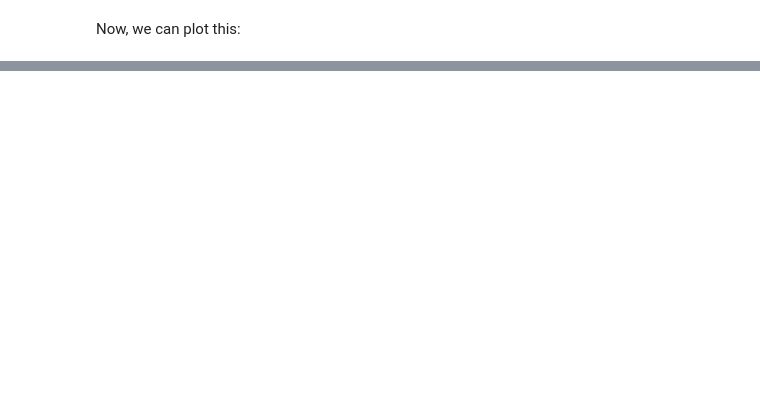
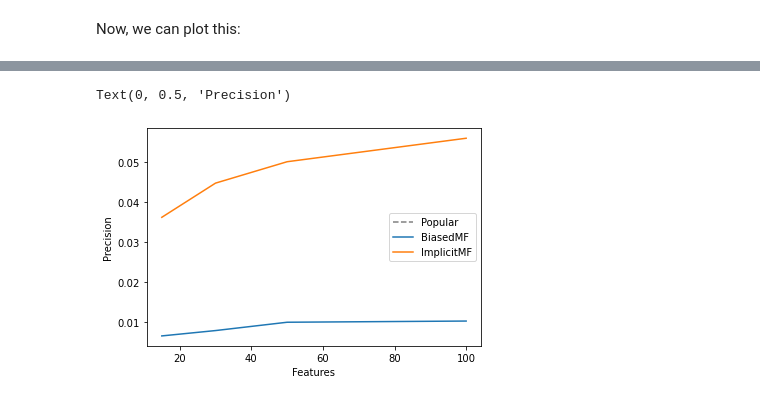
Before and after one commit to jacobmunson/lenskit_confidence, a Jupyter notebook: examples/MultiEval-MFEval.ipynb, the cells around one changed output, grey strips where cells are left out. Drawn from its saved outputs; the diff is of its cells as text; code cells hidden in the pictures; blank space fills up the shorter version.

```diff
--- a/examples/MultiEval-MFEval.ipynb
+++ b/examples/MultiEval-MFEval.ipynb
@@ -196,0 +216,13 @@ Text(0, 0.5, 'nDCG')
+# %%
+### FOR MATRIX FACTORIZATION METHODS ONLY ###
+mf_scores = ndcg.groupby(['AlgoClass', 'features'])['precision'].mean().reset_index()
+pop_score = ndcg[ndcg['AlgoClass'] == 'Popular']['precision'].mean()
+plt.axhline(pop_score, color='grey', linestyle='--', label='Popular')
+for algo, data in mf_scores.groupby('AlgoClass'):
+    plt.plot(data['features'], data['precision'], label=algo)
+plt.legend()
+plt.xlabel('Features')
+plt.ylabel('Precision')
+# %% [output]
+Text(0, 0.5, 'Precision')
+[figure, added]
```
Also changed, not shown: parts of 12 cells of this notebook.
